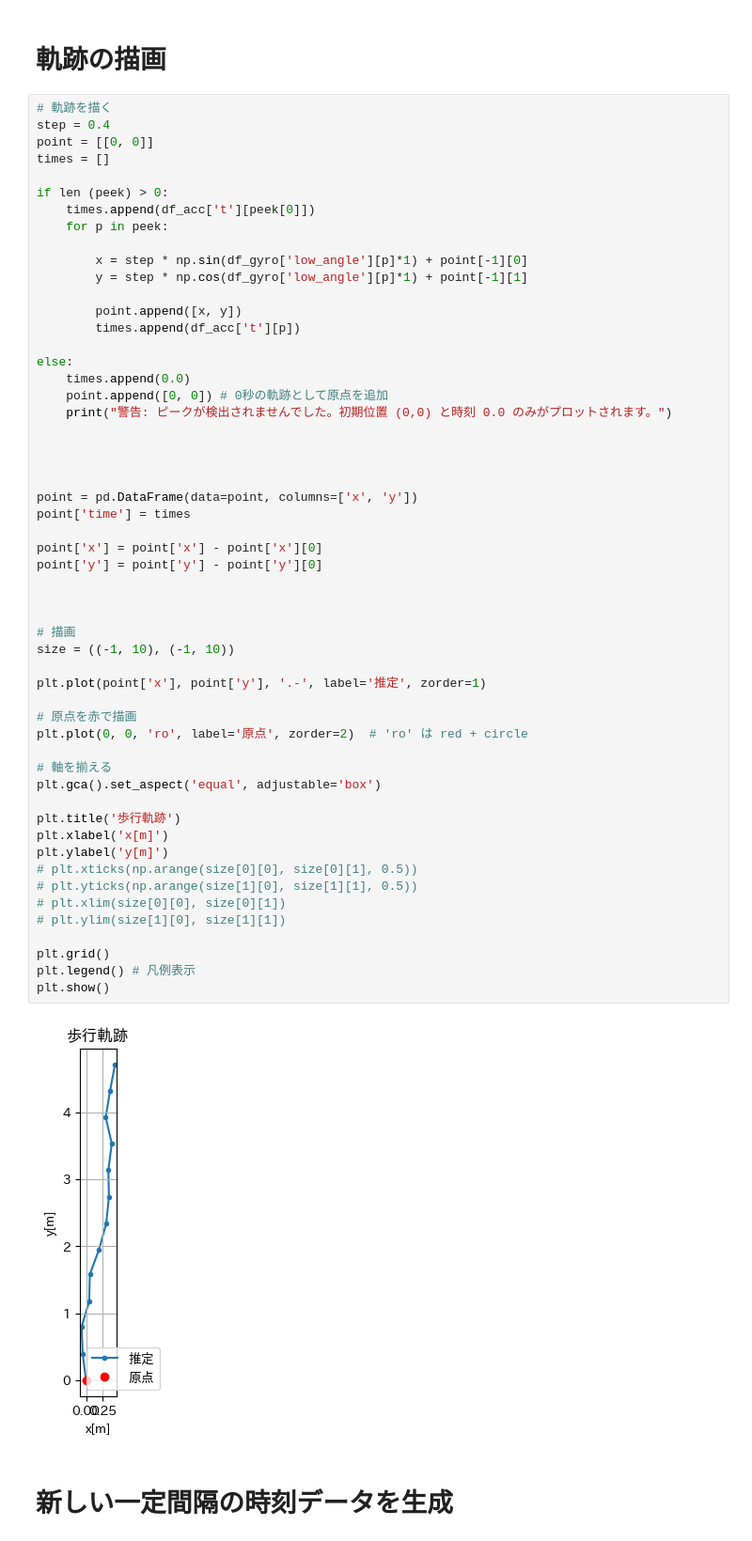
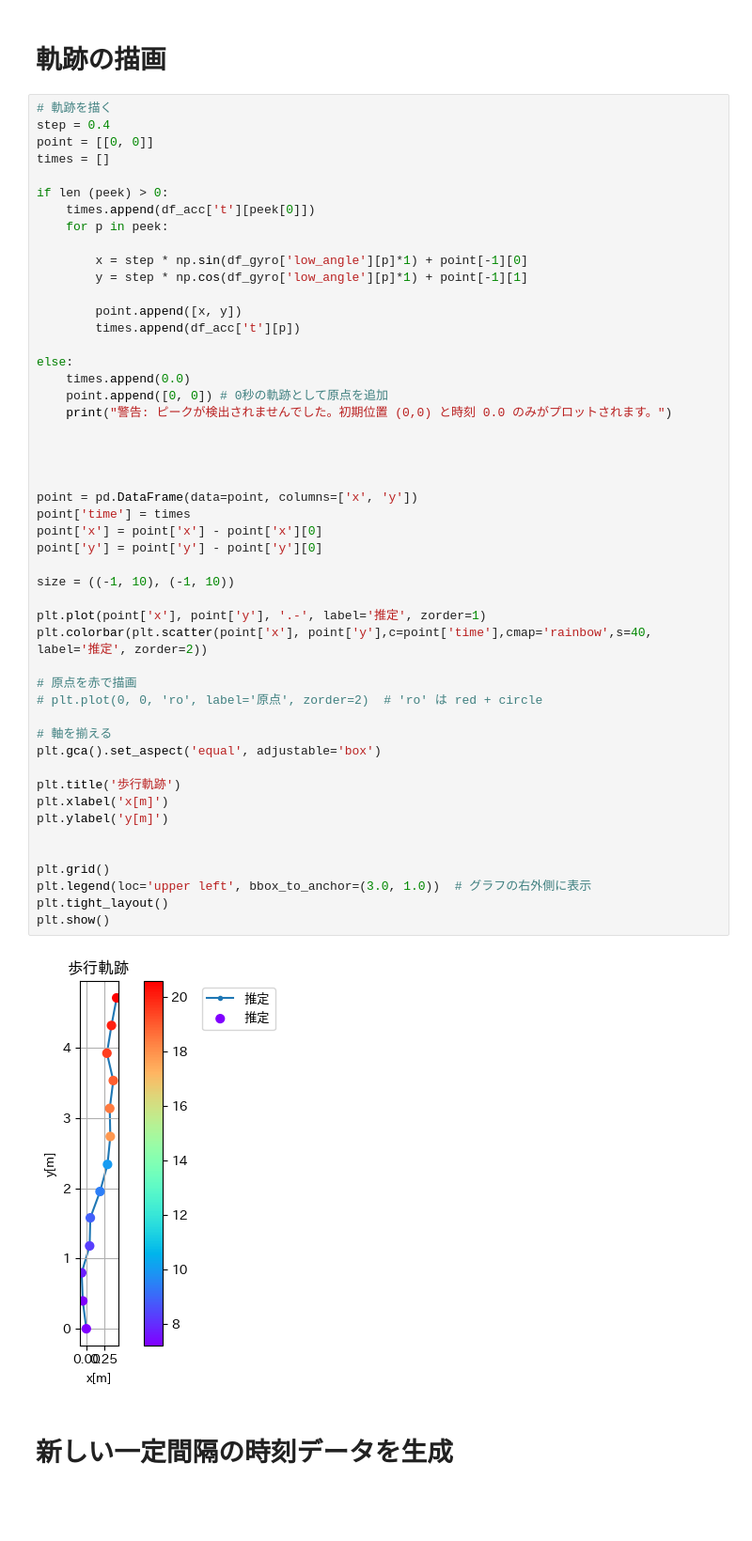
Before and after one commit to kajiLabTeam/pedestrian-behavior-comparison-system, a Jupyter notebook: 0527.ipynb, the cells around one changed output. Shown at 94% size. Cells and saved outputs as stored; diff of their text form; blank space fills up the shorter version.

```diff
--- a/0527.ipynb
+++ b/0527.ipynb
@@ -185,44 +186,39 @@ if len (peek) > 0:
 
 else:
     times.append(0.0)
     point.append([0, 0]) # 0秒の軌跡として原点を追加
     print("警告: ピークが検出されませんでした。初期位置 (0,0) と時刻 0.0 のみがプロットされます。")
 
 
 
 
 point = pd.DataFrame(data=point, columns=['x', 'y'])
 point['time'] = times
-
 point['x'] = point['x'] - point['x'][0]
 point['y'] = point['y'] - point['y'][0]
 
-
-
-# 描画
 size = ((-1, 10), (-1, 10))
 
 plt.plot(point['x'], point['y'], '.-', label='推定', zorder=1)
+plt.colorbar(plt.scatter(point['x'], point['y'],c=point['time'],cmap='rainbow',s=40, label='推定', zorder=2))
 
 # 原点を赤で描画
-plt.plot(0, 0, 'ro', label='原点', zorder=2)  # 'ro' は red + circle
+# plt.plot(0, 0, 'ro', label='原点', zorder=2)  # 'ro' は red + circle
 
 # 軸を揃える
 plt.gca().set_aspect('equal', adjustable='box')
 
 plt.title('歩行軌跡')
 plt.xlabel('x[m]')
 plt.ylabel('y[m]')
-# plt.xticks(np.arange(size[0][0], size[0][1], 0.5))
-# plt.yticks(np.arange(size[1][0], size[1][1], 0.5))
-# plt.xlim(size[0][0], size[0][1])
-# plt.ylim(size[1][0], size[1][1])
+
 
 plt.grid()
-plt.legend() # 凡例表示
+plt.legend(loc='upper left', bbox_to_anchor=(3.0, 1.0))  # グラフの右外側に表示
+plt.tight_layout()
 plt.show()
 # %% [output]
-[figure, old version]
+[figure, new version]
 # %% [markdown]
 # 新しい一定間隔の時刻データを生成
 # %%
```
Also changed, not shown: parts of 3 cells of this notebook, 5 other files.
